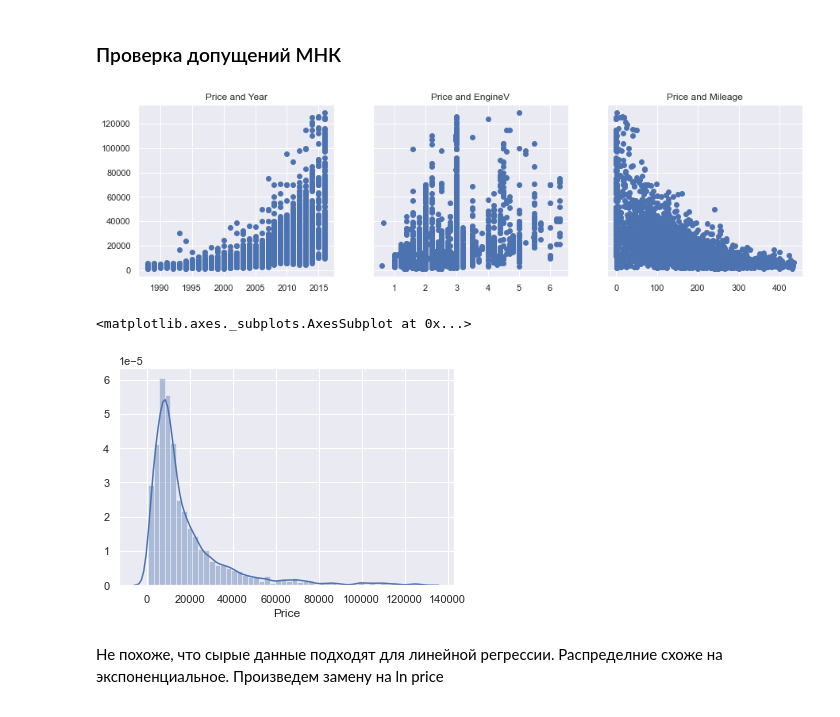
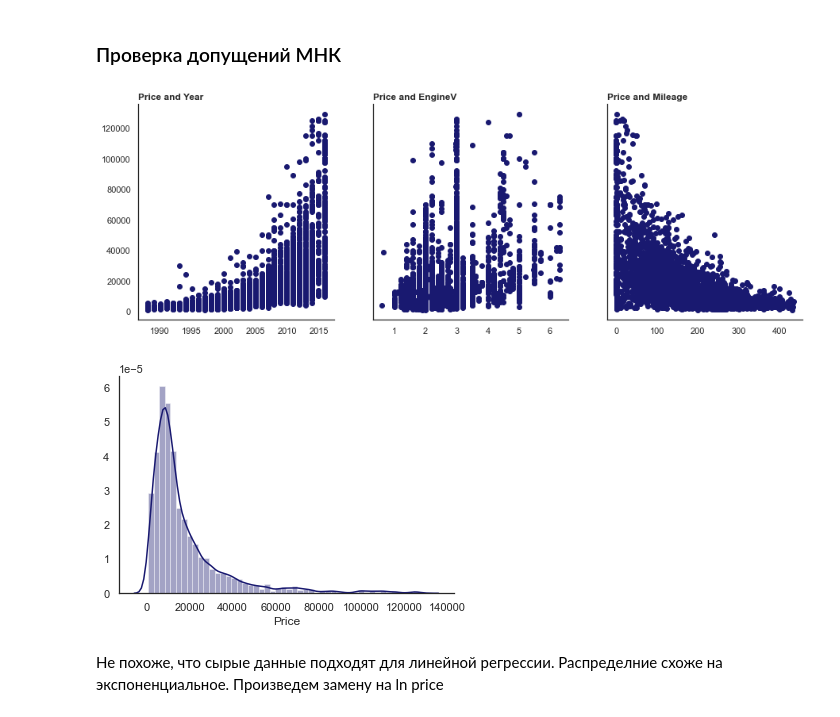
Before and after one commit to arl9kin/Python_data, a Jupyter notebook: ML/linear/Practice.ipynb, the cells around one changed output. Cells and saved outputs as stored; diff of their text form; code cells hidden in the pictures.

Commit message:
add new visual style

```diff
--- a/ML/linear/Practice.ipynb
+++ b/ML/linear/Practice.ipynb
@@ -142,5 +146,7 @@ sns.distplot(data_2['Mileage'])
 # %% [markdown]
 В показателе объема двигателя обнаружена ошибка, так как объем не может быть больше 6,5 литров, а у нас имеются данные, вплоть до 99,99 литров. Исключаем их.
 # %%
-sns.distplot(data_2['EngineV'])
+sns.set_style ('white')
+sns.distplot(data_2['EngineV'], color = 'midnightblue')
+sns.despine()
 # %% [output]
@@ -149,5 +154,7 @@ sns.distplot(data_2['EngineV'])
 # %%
 data_3 = data_2[data_2['EngineV']<6.5]
 # %%
-sns.distplot(data_3['EngineV'])
+sns.set_style ('white')
+sns.distplot(data_3['EngineV'], color = 'midnightblue')
+sns.despine()
 # %% [output]
@@ -156,5 +162,7 @@ sns.distplot(data_3['EngineV'])
 # %% [markdown]
 В выборке присутствуют винтажные модели автомобилей, что тоже выделяется из общей картины. В данном случае откинем 1% старых автомобилей.
 # %%
-sns.distplot(data_3['Year'])
+sns.set_style ('white')
+sns.distplot(data_3['Year'], color = 'midnightblue')
+sns.despine()
 # %% [output]
@@ -163,5 +170,7 @@ sns.distplot(data_3['Year'])
 # %%
 q = data_3['Year'].quantile(0.01)
 data_4 = data_3[data_3['Year']>q]
+sns.set_style ('white')
 sns.distplot(data_4['Year'])
+sns.despine()
 # %% [output]
@@ -187,22 +195,24 @@ data_cleaned.describe(include = 'all')
 # %% [markdown]
 ### Проверка допущений МНК
 # %%
-f, (ax1, ax2, ax3) = plt.subplots(1, 3, sharey = True, figsize = (15,4))
-ax1.scatter (data_cleaned['Year'], data_cleaned['Price'])
-ax1.set_title('Price and Year')
-ax2.scatter (data_cleaned['EngineV'], data_cleaned['Price'])
-ax2.set_title('Price and EngineV')
-ax3.scatter (data_cleaned['Mileage'], data_cleaned['Price'])
-ax3.set_title('Price and Mileage')
-
+sns.set_style ('white')
+f, (ax1, ax2, ax3) = plt.subplots(1, 3, sharey = True, figsize = (15,5))
+ax1.scatter (data_cleaned['Year'], data_cleaned['Price'], color = 'midnightblue')
+ax1.set_title('Price and Year', fontweight = 'bold', loc = 'left')
+ax2.scatter (data_cleaned['EngineV'], data_cleaned['Price'], color = 'midnightblue')
+ax2.set_title('Price and EngineV', fontweight = 'bold', loc = 'left')
+ax3.scatter (data_cleaned['Mileage'], data_cleaned['Price'], color = 'midnightblue')
+ax3.set_title('Price and Mileage', fontweight = 'bold', loc = 'left')
+sns.despine()
 plt.show()
 # %% [output]
-[figure, old version]
+[figure, new version]
 # %%
-sns.distplot(data_cleaned['Price'])
+sns.set_style ('white')
+sns.distplot(data_cleaned['Price'], color = 'midnightblue')
+sns.despine()
 # %% [output]
-<matplotlib.axes._subplots.AxesSubplot at 0x...>
-[figure, old version]
+[figure, new version]
 # %% [markdown]
 Не похоже, что сырые данные подходят для линейной регрессии. Распределние схоже на экспоненциальное. Произведем замену на ln price
 # %%
```
Also changed, not shown: parts of 13 cells of this notebook.
